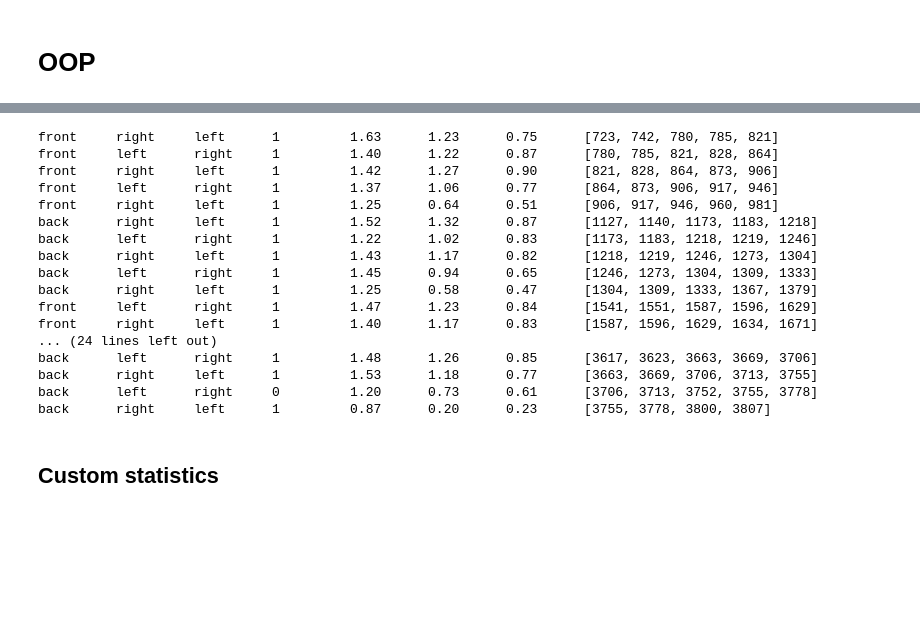
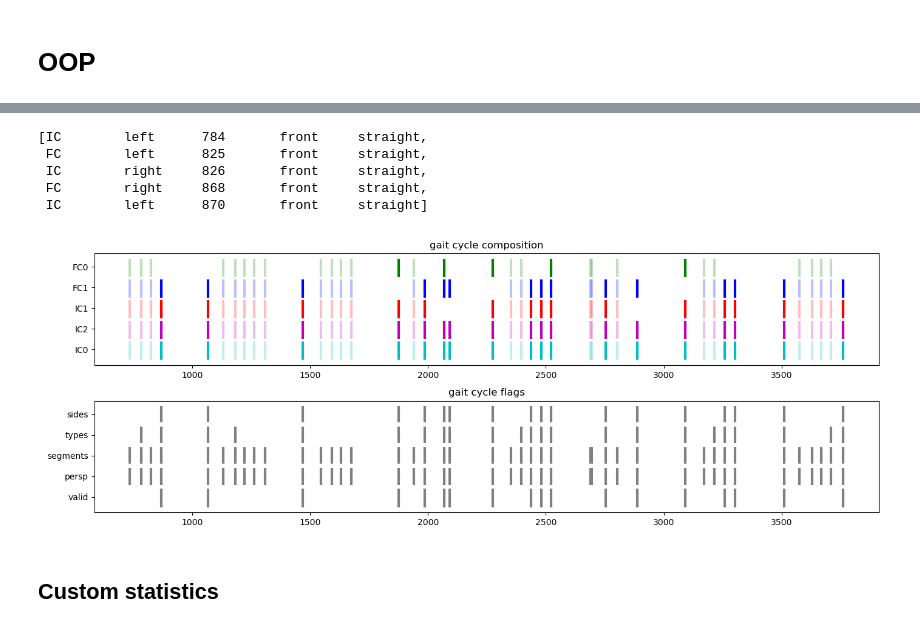
Before and after one commit to MateUnger/StereoVision, a Jupyter notebook: pipeline.ipynb, the cells around one changed output, grey strips where cells are left out. Drawn from its saved outputs; the diff is of its cells as text; code cells hidden in the pictures; blank space fills up the shorter version.

Commit message:
add gc detection plots wip

```diff
--- a/pipeline.ipynb
+++ b/pipeline.ipynb
@@ -1341,6 +1414,5 @@ class Recording:
         fig, axs = plt.subplots(5, 1, figsize=(14, 9))
 # %%
 stereo_file_path = "./stereo_videos\\validation_test\\mate_unger\\normal_walking\\mate_43916681.npz"
-# stereo_file_path = "./stereo_videos\\validation_test\\mate_unger\\normal_walking\\mate_qualisys.npz"
-R = Recording(npz_data_path=stereo_file_path, recording_type='stereo',gait_analysis_properties=gait_analysis_properties, debug_folder="./")
+R = Recording(npz_data_path=stereo_file_path, recording_type='stereo',gait_analysis_properties=gait_analysis_properties, debug_folder=f"./stereo_videos\\validation_test\\{participant}\\{paradigm}\\Results\\")
 # %% [output]
@@ -1385,21 +1424,0 @@ back      right     left      1         0.85      0.24      0.28      [3758, 379
-# %%
-for gc in R.initial_gait_cycles:
-    gc.print()
-# %% [output]
-front     right     left      1         1.63      1.23      0.75      [723, 742, 780, 785, 821]
-front     left      right     1         1.40      1.22      0.87      [780, 785, 821, 828, 864]
-front     right     left      1         1.42      1.27      0.90      [821, 828, 864, 873, 906]
-front     left      right     1         1.37      1.06      0.77      [864, 873, 906, 917, 946]
-front     right     left      1         1.25      0.64      0.51      [906, 917, 946, 960, 981]
-back      right     left      1         1.52      1.32      0.87      [1127, 1140, 1173, 1183, 1218]
-back      left      right     1         1.22      1.02      0.83      [1173, 1183, 1218, 1219, 1246]
-back      right     left      1         1.43      1.17      0.82      [1218, 1219, 1246, 1273, 1304]
-back      left      right     1         1.45      0.94      0.65      [1246, 1273, 1304, 1309, 1333]
-back      right     left      1         1.25      0.58      0.47      [1304, 1309, 1333, 1367, 1379]
-front     left      right     1         1.47      1.23      0.84      [1541, 1551, 1587, 1596, 1629]
-front     right     left      1         1.40      1.17      0.83      [1587, 1596, 1629, 1634, 1671]
-... (24 lines left out)
-back      left      right     1         1.48      1.26      0.85      [3617, 3623, 3663, 3669, 3706]
-back      right     left      1         1.53      1.18      0.77      [3663, 3669, 3706, 3713, 3755]
-back      left      right     0         1.20      0.73      0.61      [3706, 3713, 3752, 3755, 3778]
-back      right     left      1         0.87      0.20      0.23      [3755, 3778, 3800, 3807]
@@ -1408,0 +1425,55 @@ for event in R.gait_events:
+# %%
+R.gait_cycles[1].gait_events
+# %% [output]
+[IC        left      784       front     straight,
+ FC        left      825       front     straight,
+ IC        right     826       front     straight,
+ FC        right     868       front     straight,
+ IC        left      870       front     straight]
+# %%
+from matplotlib.lines import Line2D
+# t = np.linspace(0, np.max(R.keypoints.shape) / R.fps, np.max(R.keypoints.shape))
+t = np.linspace(0, np.max(R.keypoints.shape), np.max(R.keypoints.shape))
+valid_gcs = [gc for gc in R.gait_cycles if gc.flags.valid==True]
+
+
+plt.close("all")
+fig, axs = plt.subplots(2, 1, figsize=(14, 5))
+
+for gc in R.gait_cycles:
+    alpha = 1 if gc.flags.valid else 0.25
+    if gc.IC0 != None:
+        axs[0].vlines(gc.IC0.frame,0,0.9,'c', linewidth=3, alpha=alpha)
+    if gc.IC2 != None:
+        axs[0].vlines(gc.IC0.frame,1,1.9,'m', linewidth=3, alpha=alpha)
+    if gc.IC1 != None:
+        axs[0].vlines(gc.IC0.frame,2,2.9,'r', linewidth=3, alpha=alpha)
+    if gc.FC1 != None:
+        axs[0].vlines(gc.IC0.frame,3,3.9,'b', linewidth=3, alpha=alpha)
+    if gc.FC0 != None:
+        axs[0].vlines(gc.IC0.frame,4,4.9,'g', linewidth=3, alpha=alpha)
+
+axs[0].set_yticks([0.5,1.5,2.5,3.5,4.5],['IC0','IC2','IC1','FC1','FC0'])
+# axs[0].grid()
+axs[0].set_title('gait cycle composition')
+
+for gc in R.gait_cycles:
+    if gc.flags.valid:
+        axs[1].vlines(gc.IC0.frame,0,0.9,'gray', linewidth=3)
+    if gc.flags.perspectives_ok:
+        axs[1].vlines(gc.IC0.frame,1.1,1.9,'gray', linewidth=3)
+    if gc.flags.segments_ok:
+        axs[1].vlines(gc.IC0.frame,2.1,2.9,'gray', linewidth=3)
+    if gc.flags.types_ok:
+        axs[1].vlines(gc.IC0.frame,3.1,3.9,'gray', linewidth=3)
+    if gc.flags.sides_ok:
+        axs[1].vlines(gc.IC0.frame,4.1,4.9,'gray', linewidth=3)
+
+axs[1].set_yticks([0.5,1.5,2.5,3.5,4.5],['valid','persp','segments','types','sides'])
+# axs[1].grid()
+axs[1].set_title('gait cycle flags')
+
+plt.tight_layout()
+plt.show()
+# %% [output]
+[figure, added]
```
Also changed, not shown: parts of 10 cells of this notebook, 1 other file.
